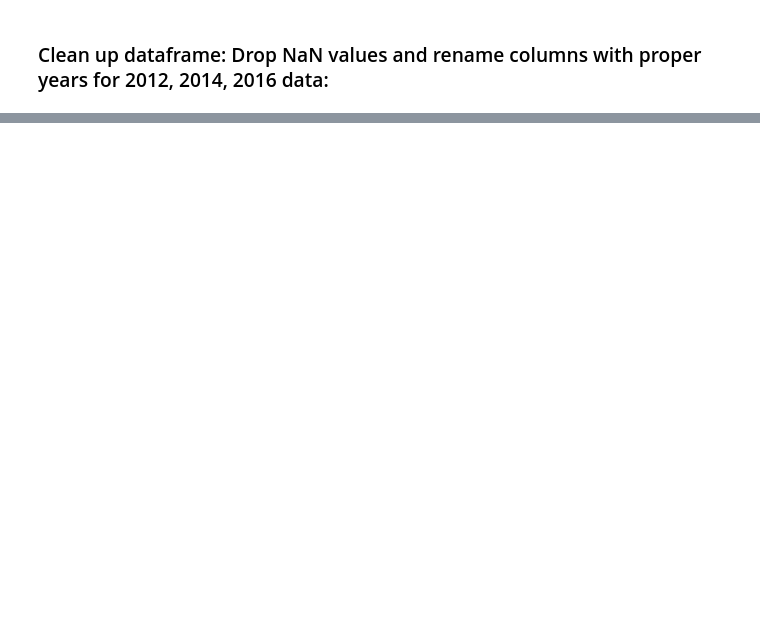
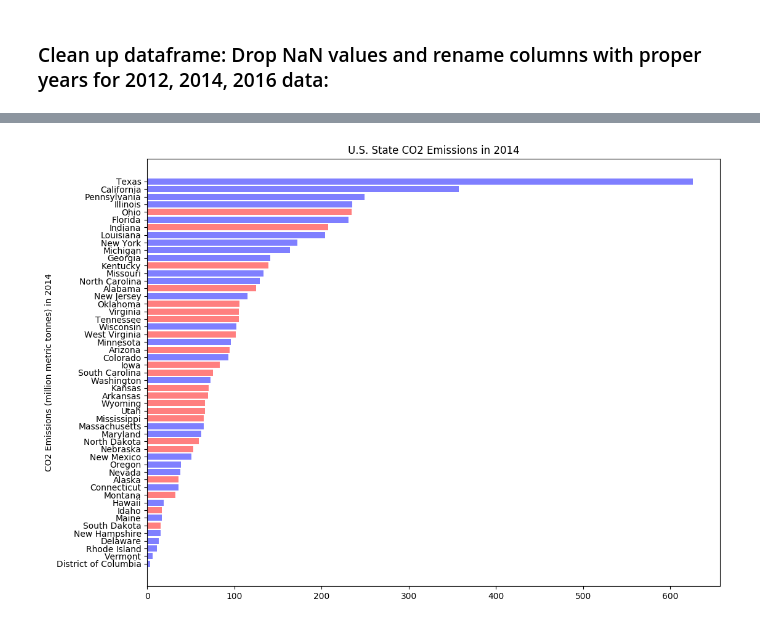
Before and after one commit to pjsimmon/COGS108_Repo, a Jupyter notebook: Simmons_Data_Wrangling.ipynb, the cells around one changed output, grey strips where cells are left out. Saved outputs shown, nothing was run; the diff lists cells and outputs as text; code cells hidden in the pictures; blank space fills up the shorter version.

```diff
--- a/Simmons_Data_Wrangling.ipynb
+++ b/Simmons_Data_Wrangling.ipynb
@@ -102,0 +293,28 @@ df_CO2_state
+# %%
+import matplotlib.pyplot as plt; plt.rcdefaults()
+import numpy as np
+import matplotlib.pyplot as plt
+
+fig_size = plt.rcParams["figure.figsize"]
+
+fig_size[0] = 12
+fig_size[1] = 9
+plt.rcParams["figure.figsize"] = fig_size
+
+States = []
+CO2 = []
+
+for state, co2 in sorted_CO2_states_dict:
+    States.append(state)
+    CO2.append(co2)
+
+y_pos = np.arange(len(States))
+
+plt.barh(y_pos, CO2, align='center', alpha=0.5, color=colors)
+plt.yticks(y_pos, States)
+plt.ylabel('CO2 Emissions (million metric tonnes) in 2014')
+plt.title('U.S. State CO2 Emissions in 2014')
+
+plt.show()
+# %% [output]
+[figure, added]
```
Also changed, not shown: parts of 13 cells of this notebook.
